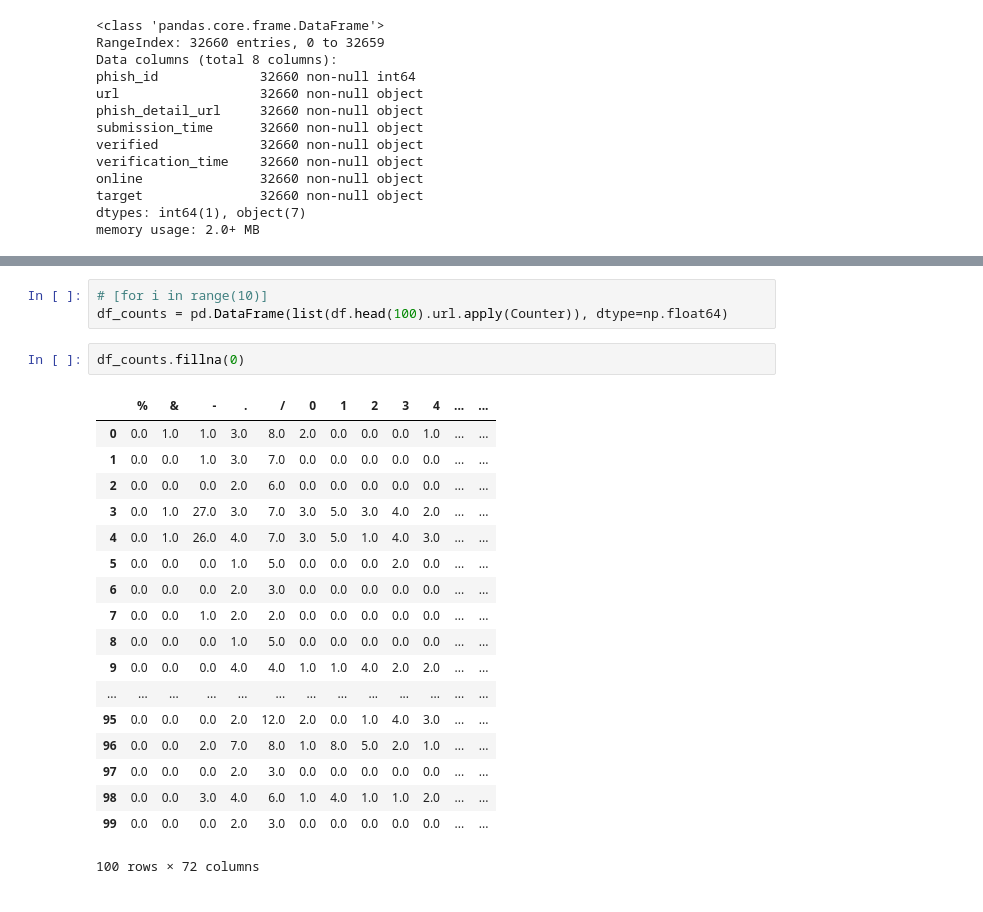
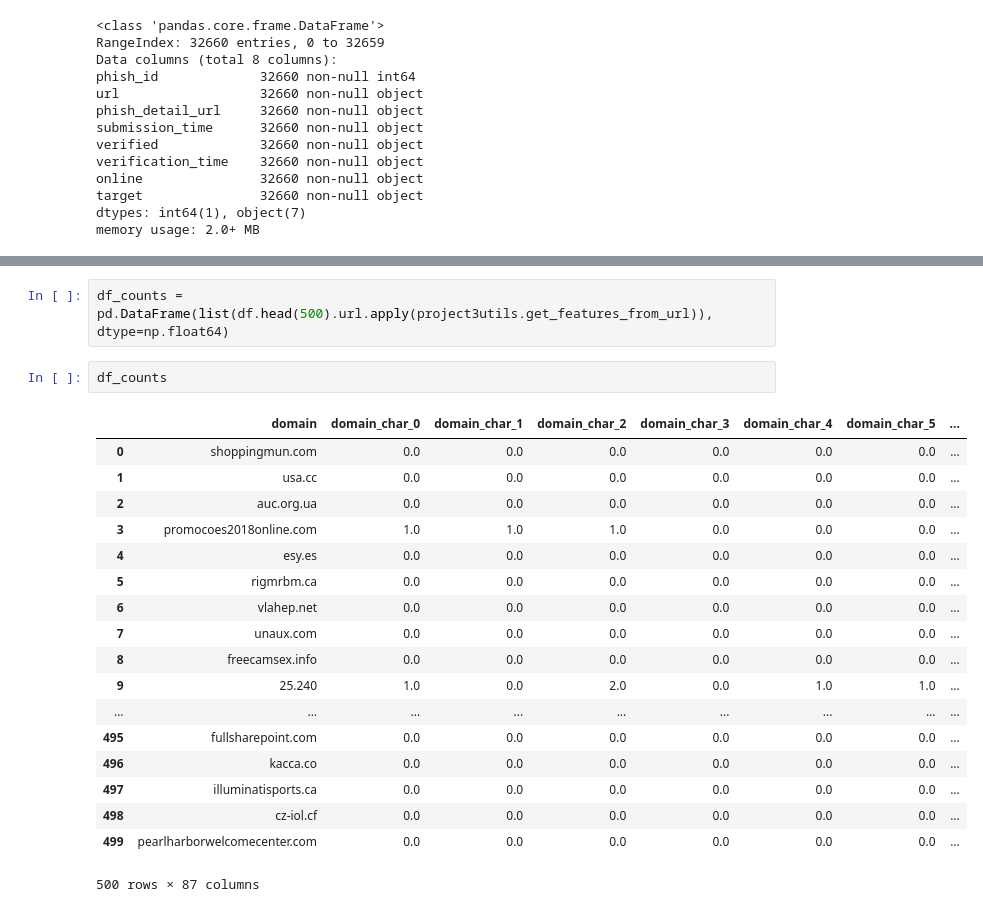
Before and after one commit to danallison/metis-work, a Jupyter notebook: project3/Phishing_URLs_EDA.ipynb, the cells around one changed output, grey strips where cells are left out. Drawn from its saved outputs; the diff is of its cells as text.

Commit message:
Continue project3 EDA

```diff
--- a/project3/Phishing_URLs_EDA.ipynb
+++ b/project3/Phishing_URLs_EDA.ipynb
@@ -54,26 +57,25 @@ Counter({'&': 1,
          'x': 2,
          'y': 2})
 # %%
-# [for i in range(10)]
-df_counts = pd.DataFrame(list(df.head(100).url.apply(Counter)), dtype=np.float64)
+df_counts = pd.DataFrame(list(df.head(500).url.apply(project3utils.get_features_from_url)), dtype=np.float64)
 # %%
-df_counts.fillna(0)
+df_counts
 # %% [output]
-|  | % | & | - | . | / | 0 | 1 | 2 | 3 | 4 | ... | ... |
-| 0 | 0.0 | 1.0 | 1.0 | 3.0 | 8.0 | 2.0 | 0.0 | 0.0 | 0.0 | 1.0 | ... | ... |
-| 1 | 0.0 | 0.0 | 1.0 | 3.0 | 7.0 | 0.0 | 0.0 | 0.0 | 0.0 | 0.0 | ... | ... |
-| 2 | 0.0 | 0.0 | 0.0 | 2.0 | 6.0 | 0.0 | 0.0 | 0.0 | 0.0 | 0.0 | ... | ... |
-| 3 | 0.0 | 1.0 | 27.0 | 3.0 | 7.0 | 3.0 | 5.0 | 3.0 | 4.0 | 2.0 | ... | ... |
-| 4 | 0.0 | 1.0 | 26.0 | 4.0 | 7.0 | 3.0 | 5.0 | 1.0 | 4.0 | 3.0 | ... | ... |
-| 5 | 0.0 | 0.0 | 0.0 | 1.0 | 5.0 | 0.0 | 0.0 | 0.0 | 2.0 | 0.0 | ... | ... |
-| 6 | 0.0 | 0.0 | 0.0 | 2.0 | 3.0 | 0.0 | 0.0 | 0.0 | 0.0 | 0.0 | ... | ... |
-| 7 | 0.0 | 0.0 | 1.0 | 2.0 | 2.0 | 0.0 | 0.0 | 0.0 | 0.0 | 0.0 | ... | ... |
-| 8 | 0.0 | 0.0 | 0.0 | 1.0 | 5.0 | 0.0 | 0.0 | 0.0 | 0.0 | 0.0 | ... | ... |
-| 9 | 0.0 | 0.0 | 0.0 | 4.0 | 4.0 | 1.0 | 1.0 | 4.0 | 2.0 | 2.0 | ... | ... |
-| ... | ... | ... | ... | ... | ... | ... | ... | ... | ... | ... | ... | ... |
-| 95 | 0.0 | 0.0 | 0.0 | 2.0 | 12.0 | 2.0 | 0.0 | 1.0 | 4.0 | 3.0 | ... | ... |
-| 96 | 0.0 | 0.0 | 2.0 | 7.0 | 8.0 | 1.0 | 8.0 | 5.0 | 2.0 | 1.0 | ... | ... |
-| 97 | 0.0 | 0.0 | 0.0 | 2.0 | 3.0 | 0.0 | 0.0 | 0.0 | 0.0 | 0.0 | ... | ... |
-| 98 | 0.0 | 0.0 | 3.0 | 4.0 | 6.0 | 1.0 | 4.0 | 1.0 | 1.0 | 2.0 | ... | ... |
-| 99 | 0.0 | 0.0 | 0.0 | 2.0 | 3.0 | 0.0 | 0.0 | 0.0 | 0.0 | 0.0 | ... | ... |
+|  | domain | domain_char_0 | domain_char_1 | domain_char_2 | domain_char_3 | domain_char_4 | domain_char_5 | ... |
+| 0 | shoppingmun.com | 0.0 | 0.0 | 0.0 | 0.0 | 0.0 | 0.0 | ... |
+| 1 | usa.cc | 0.0 | 0.0 | 0.0 | 0.0 | 0.0 | 0.0 | ... |
+| 2 | auc.org.ua | 0.0 | 0.0 | 0.0 | 0.0 | 0.0 | 0.0 | ... |
+| 3 | promocoes2018online.com | 1.0 | 1.0 | 1.0 | 0.0 | 0.0 | 0.0 | ... |
+| 4 | esy.es | 0.0 | 0.0 | 0.0 | 0.0 | 0.0 | 0.0 | ... |
+| 5 | rigmrbm.ca | 0.0 | 0.0 | 0.0 | 0.0 | 0.0 | 0.0 | ... |
+| 6 | vlahep.net | 0.0 | 0.0 | 0.0 | 0.0 | 0.0 | 0.0 | ... |
+| 7 | unaux.com | 0.0 | 0.0 | 0.0 | 0.0 | 0.0 | 0.0 | ... |
+| 8 | freecamsex.info | 0.0 | 0.0 | 0.0 | 0.0 | 0.0 | 0.0 | ... |
+| 9 | 25.240 | 1.0 | 0.0 | 2.0 | 0.0 | 1.0 | 1.0 | ... |
+| ... | ... | ... | ... | ... | ... | ... | ... | ... |
+| 495 | fullsharepoint.com | 0.0 | 0.0 | 0.0 | 0.0 | 0.0 | 0.0 | ... |
+| 496 | kacca.co | 0.0 | 0.0 | 0.0 | 0.0 | 0.0 | 0.0 | ... |
+| 497 | illuminatisports.ca | 0.0 | 0.0 | 0.0 | 0.0 | 0.0 | 0.0 | ... |
+| 498 | cz-iol.cf | 0.0 | 0.0 | 0.0 | 0.0 | 0.0 | 0.0 | ... |
+| 499 | pearlharborwelcomecenter.com | 0.0 | 0.0 | 0.0 | 0.0 | 0.0 | 0.0 | ... |
-100 rows × 72 columns
+500 rows × 87 columns
```
Also changed, not shown: parts of 6 cells of this notebook, 3 other files.
